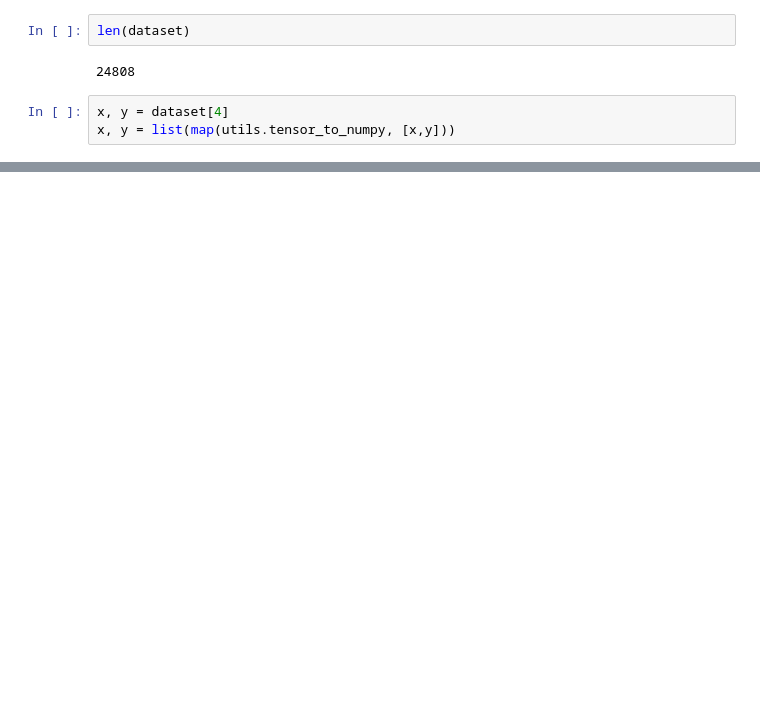
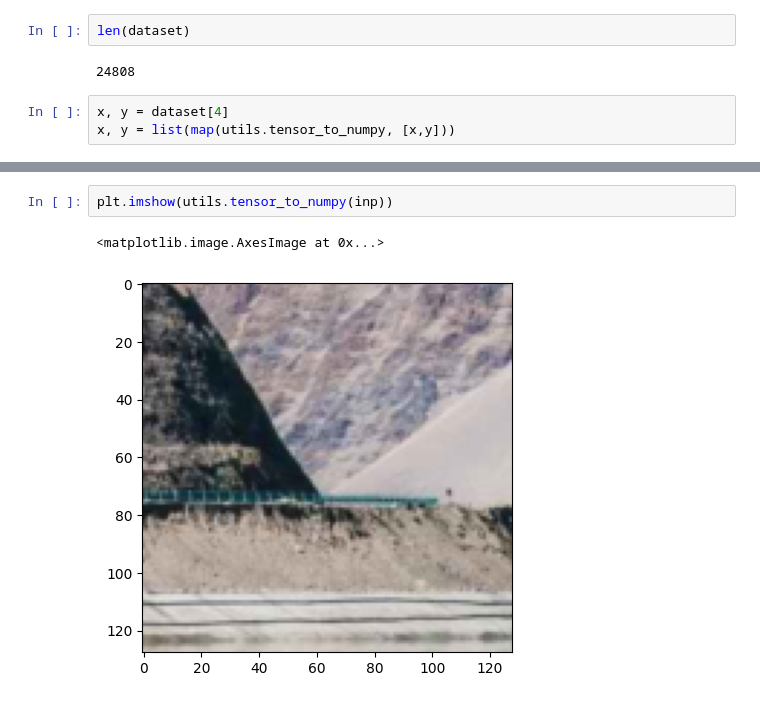
Before and after one commit to AtharvBhat/Plus-Ultra, a Jupyter notebook: notebooks/test.ipynb, the cells around one changed output, grey strips where cells are left out. Saved outputs shown, nothing was run; the diff lists cells and outputs as text; blank space fills up the shorter version.

```diff
--- a/notebooks/test.ipynb
+++ b/notebooks/test.ipynb
@@ -33,0 +51,5 @@ plt.imshow(y)
+# %%
+plt.imshow(utils.tensor_to_numpy(inp))
+# %% [output]
+<matplotlib.image.AxesImage at 0x...>
+[figure, added]
```
Also changed, not shown: parts of 10 cells of this notebook, 2 other files.
